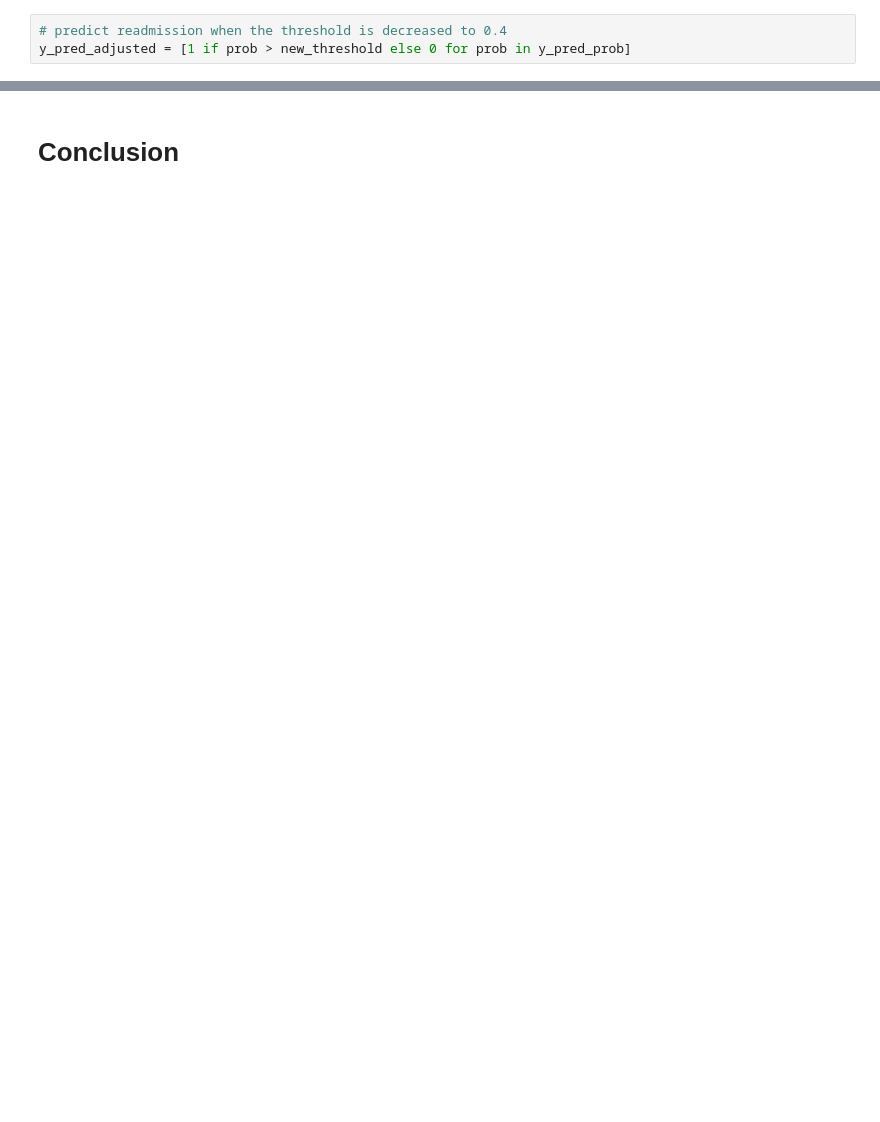
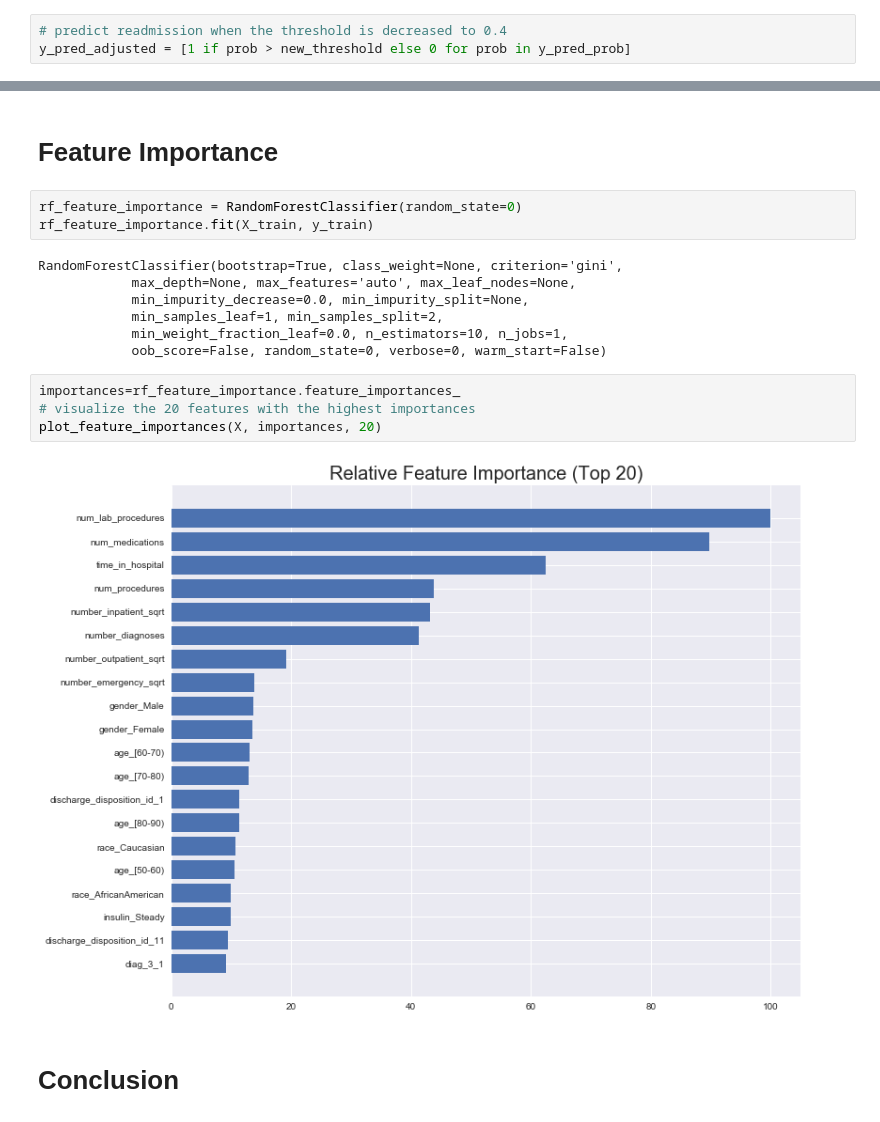
Before and after one commit to suwenTC/predicting_diabetes_patients_readmission, a Jupyter notebook: model_building.ipynb, the cells around one changed output, grey strips where cells are left out. Saved outputs shown, nothing was run; the diff lists cells and outputs as text; blank space fills up the shorter version.

Commit message:
plotted a bar chart for 20 features with the highest importance scores

```diff
--- a/model_building.ipynb
+++ b/model_building.ipynb
@@ -375,3 +383,21 @@ Final accuracy after adjusting threshold: 0.5869
+# %% [markdown]
+# Feature Importance
+# %%
+rf_feature_importance = RandomForestClassifier(random_state=0)
+rf_feature_importance.fit(X_train, y_train)
+# %% [output]
+RandomForestClassifier(bootstrap=True, class_weight=None, criterion='gini',
+            max_depth=None, max_features='auto', max_leaf_nodes=None,
+            min_impurity_decrease=0.0, min_impurity_split=None,
+            min_samples_leaf=1, min_samples_split=2,
+            min_weight_fraction_leaf=0.0, n_estimators=10, n_jobs=1,
+            oob_score=False, random_state=0, verbose=0, warm_start=False)
+# %%
+importances=rf_feature_importance.feature_importances_
+# visualize the 20 features with the highest importances
+plot_feature_importances(X, importances, 20)
+# %% [output]
+[figure, added]
 # %% [markdown]
 # Conclusion
 # %% [markdown]
```
Also changed, not shown: parts of 14 cells of this notebook.
